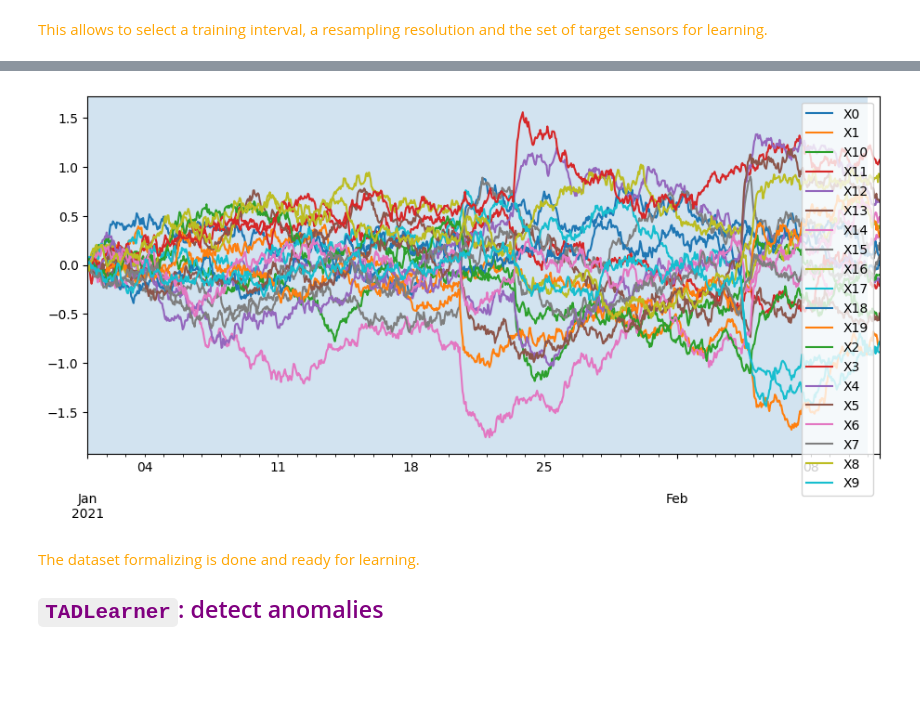
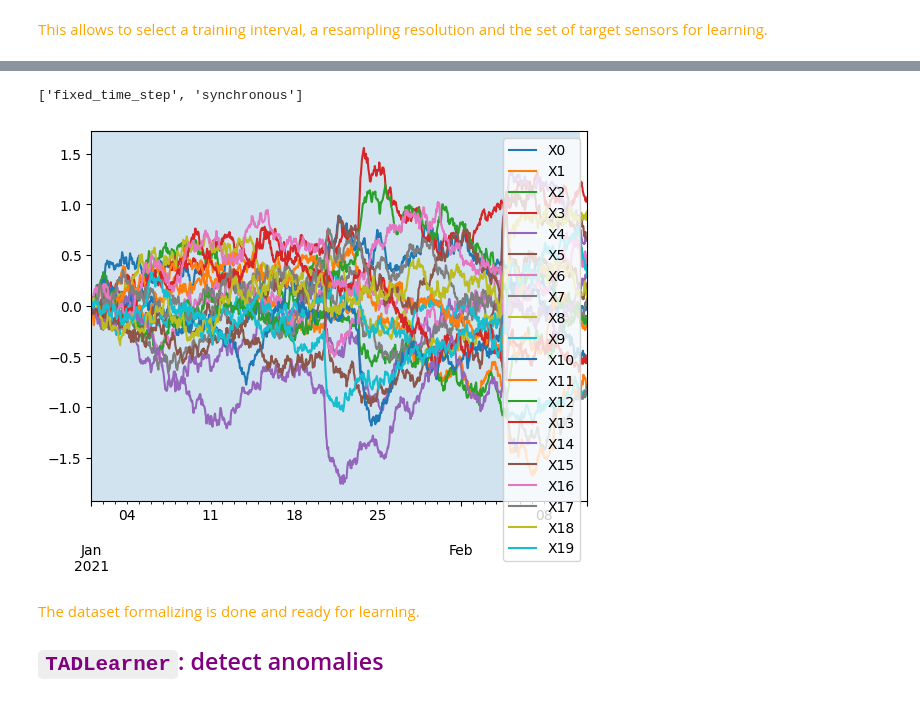
Before and after one commit to IRT-SystemX/tadkit-core, a Jupyter notebook: examples/highlights/interactive_ad_demo.ipynb, the cells around one changed output, grey strips where cells are left out. Saved outputs shown, nothing was run; the diff lists cells and outputs as text; code cells hidden in the pictures; blank space fills up the shorter version.

Commit message:
formalizer big refactoring, handles pandas and numpy

```diff
--- a/examples/highlights/interactive_ad_demo.ipynb
+++ b/examples/highlights/interactive_ad_demo.ipynb
@@ -65,16 +65,18 @@ pd.concat([X, y], axis=1).plot()
+# %%
+async_X.index.name = "timestamp"
 # %% [markdown]
 ## <font color="purple"> `Formalizer`: given a use case, define how to _formalize_ the dataset for ML </font>
 <font color="orange"> Select a Formalizer: tadkit-provided object adapted to the use case type (synchronous or asynchronous) you are set on learning. </font>
 # %%
-from tadkit.catalog.formalizers import PandasFormalizer
+from tadkit.catalog.arrayformalizer import ArrayToPandasFormalizer
 
 formalizers = {
-    "synchronous_formalizer": PandasFormalizer(
-        data_df=X,
+    "synchronous_formalizer": ArrayToPandasFormalizer(
+        data=X,
         dataframe_type="synchronous",
     ),
-    "asynchronous_formalizer": PandasFormalizer(
-        data_df=async_X,
+    "asynchronous_formalizer": ArrayToPandasFormalizer(
+        data=async_X,
         dataframe_type="asynchronous",
     )
 }
@@ -87,12 +89,12 @@ asynchronous_formalizer has formalizer.available_properties=['pandas', 'fixed_ti
 import ipywidgets as widgets
 
 # Create a dropdown selection widget
-formalizer = widgets.Dropdown(
+formalizer_widget = widgets.Dropdown(
     options=list(formalizers.keys()),
     value='synchronous_formalizer',
     description='Select:'
 )
-display(formalizer)
+display(formalizer_widget)
 # %% [output]
 Dropdown(description='Select:', options=('synchronous_formalizer', 'asynchronous_formalizer'), value='synchron…
 # %% [markdown]
@@ -100,7 +102,8 @@ Dropdown(description='Select:', options=('synchronous_formalizer', 'asynchronous
 # %%
 from query_selection import query_widget_selection
 
-query_dict = query_widget_selection(formalizers[formalizer.value].query_description)
+formalizer = formalizers[formalizer_widget.value]
+query_dict = query_widget_selection(formalizer.query_description)
 # %% [output]
 HBox(children=(SelectionRangeSlider(description='target_period', index=(0, 41), layout=Layout(width='500px'), …
 HBox(children=(SelectMultiple(description='target_space', index=(0, 1, 2, 3, 4, 5, 6, 7, 8, 9, 10, 11, 12, 13,…
@@ -109,14 +112,18 @@ HBox(children=(BoundedIntText(value=60, description='resampling_resolution', max
+# %%
+formalizer.available_properties
+# %% [output]
+['fixed_time_step', 'synchronous']
 # %%
 query_translated = {key: widget.value for key, widget in query_dict.items()}
-X_train = formalizers[formalizer_name].formalize(**query_translated)
+X_train = formalizer.formalize(**query_translated)
 query_translated.pop("target_period")
-X_test = formalizers[formalizer_name].formalize(**query_translated)
+X_test = formalizer.formalize(**query_translated)
 
 ax = X_test.plot()
 ax.axvspan(X_train.index[0], X_train.index[-1], alpha=0.2)
 plt.show()
 # %% [output]
-[figure, old version]
+[figure, new version]
 # %% [markdown]
 <font color="orange"> The dataset formalizing is done and ready for learning.
 
```
Also changed, not shown: parts of 5 cells of this notebook, 6 other files.
